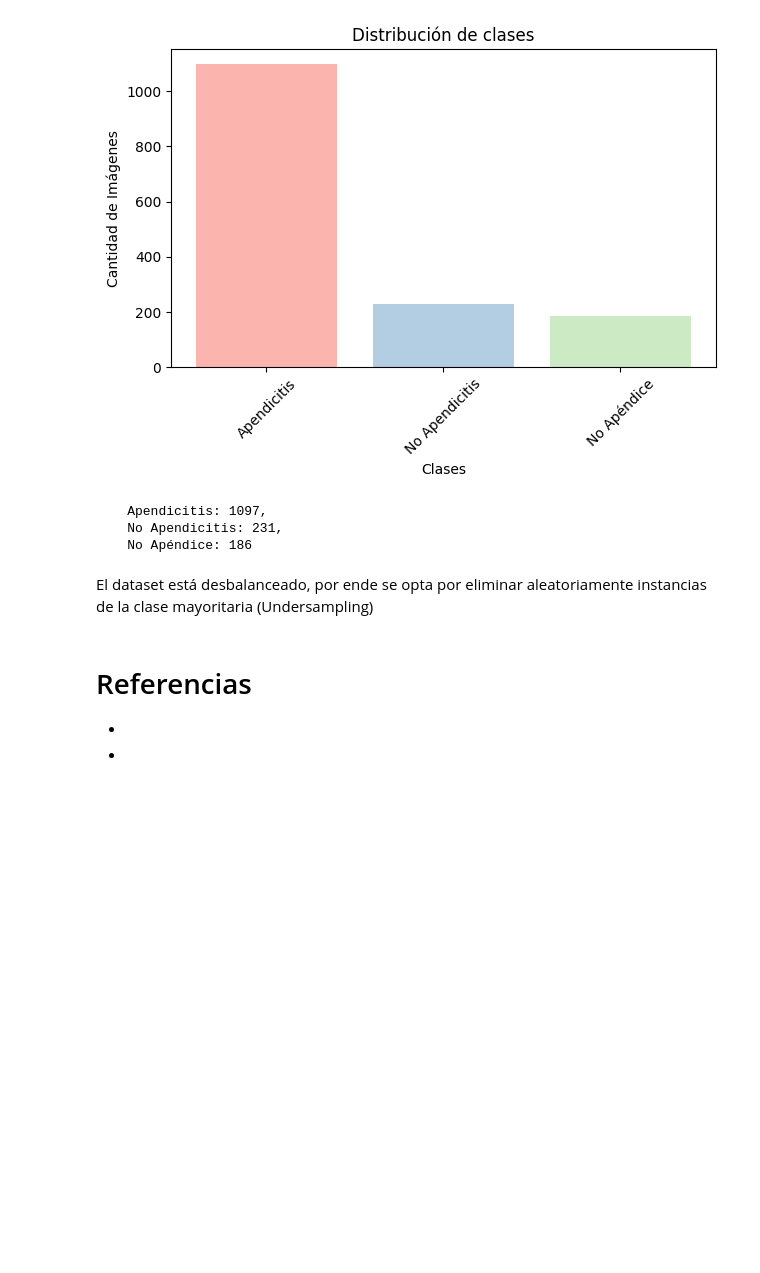
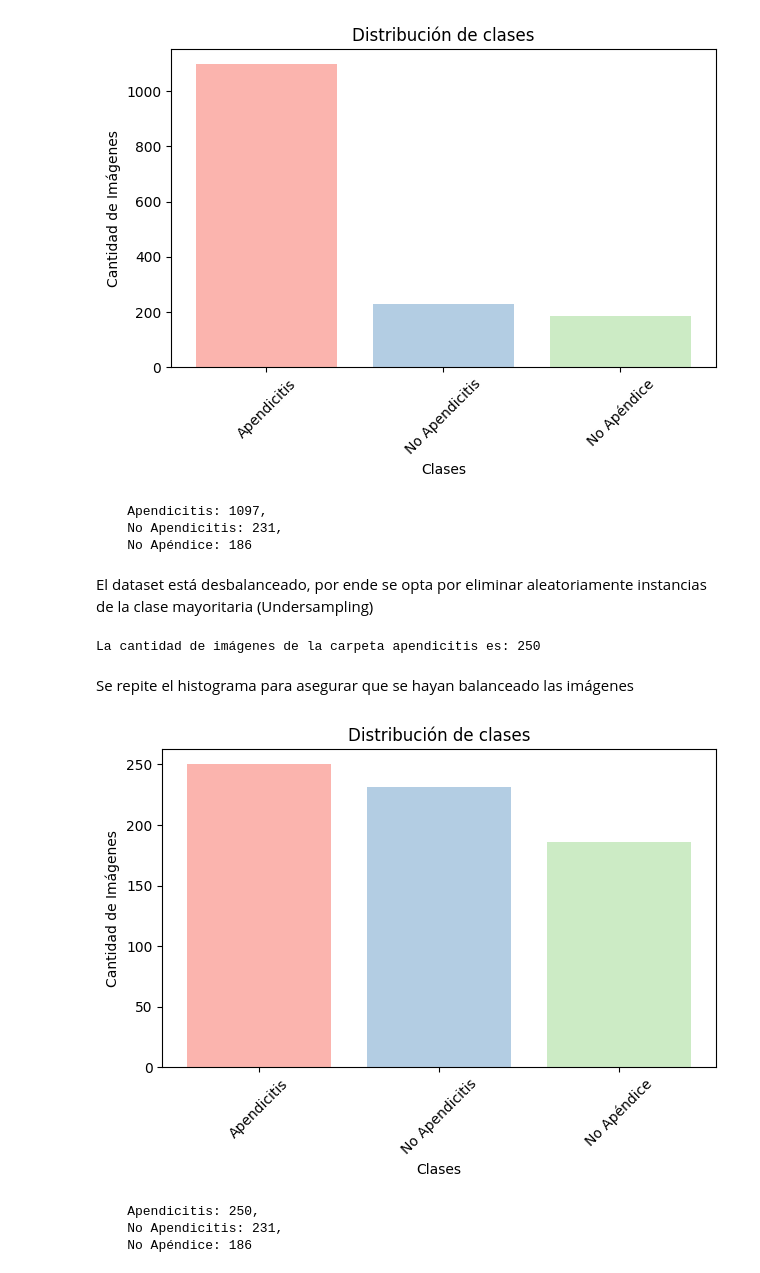
Before and after one commit to Dezarti/datos_monografia, a Jupyter notebook: Procesamiento_de_imágenes.ipynb, the cells around one changed output. Drawn from its saved outputs; the diff is of its cells as text; code cells hidden in the pictures; blank space fills up the shorter version.

```diff
--- a/Procesamiento_de_imágenes.ipynb
+++ b/Procesamiento_de_imágenes.ipynb
@@ -381,8 +381,77 @@ print(f'''
     No Apéndice: 186
 # %% [markdown]
 El dataset está desbalanceado, por ende se opta por eliminar aleatoriamente instancias de la clase mayoritaria (Undersampling)
-# %% [markdown]
-# Referencias
-
--
--
+# %%
+# ia_data_5.py
+
+import os
+import random
+from shutil import copy2
+
+# Ruta a la carpeta donde están tus imágenes de la clase 1
+folder_path = r'C:\Users\alema\Documents\Repositorios\datos_monografia\us_images\procesadas\ordenadas\apendicitis'
+
+# Número deseado de muestras después del submuestreo
+desired_samples = 250
+
+# Listar todos los archivos de imagen en la carpeta
+all_files = [f for f in os.listdir(folder_path) if os.path.isfile(os.path.join(folder_path, f))]
+
+# Seleccionar un subconjunto aleatorio de archivos
+selected_files = random.sample(all_files, desired_samples)
+
+# Eliminar los archivos que no han sido seleccionados si quieres que solo permanezcan los seleccionados en la carpeta original
+for file_name in all_files:
+    if file_name not in selected_files:
+        os.remove(os.path.join(folder_path, file_name))
+
+print(f'La cantidad de imágenes de la carpeta apendicitis es: {len(os.listdir(folder_path))}')
+# %% [output]
+La cantidad de imágenes de la carpeta apendicitis es: 250
+# %% [markdown]
+Se repite el histograma para asegurar que se hayan balanceado las imágenes
+# %%
+# ia_data_4.py
+
+import pandas as pd
+import os
+import matplotlib.pyplot as plt
+
+# Rutas de archivos
+apendicitis = os.listdir(r'C:\Users\alema\Documents\Repositorios\datos_monografia\us_images\procesadas\ordenadas\apendicitis')
+no_apendice = os.listdir(r'C:\Users\alema\Documents\Repositorios\datos_monografia\us_images\procesadas\ordenadas\no_apendice')
+no_apendicitis = os.listdir(r'C:\Users\alema\Documents\Repositorios\datos_monografia\us_images\procesadas\ordenadas\no_apendicitis')
+
+# Conteo de archivos en cada categoría
+count = {
+    'Apendicitis': len(apendicitis),
+    'No Apendicitis': len(no_apendicitis),
+    'No Apéndice': len(no_apendice)
+}
+
+# Crear un DataFrame a partir del diccionario
+df = pd.DataFrame(list(count.items()), columns=['Clase', 'Cantidad'])
+
+# Colores pastel
+colors = plt.cm.Pastel1.colors
+
+# Crear un gráfico de barras
+plt.bar(df['Clase'], df['Cantidad'], color = colors)
+plt.xlabel('Clases')
+plt.ylabel('Cantidad de Imágenes')
+plt.title('Distribución de clases')
+plt.xticks(rotation=45)  # Rotar las etiquetas si son demasiado largas
+plt.tight_layout()  # Ajustar automáticamente los parámetros de la subtrama
+plt.show()
+
+# Información para balancear
+print(f'''
+    Apendicitis: {len(apendicitis)},
+    No Apendicitis: {len(no_apendicitis)},
+    No Apéndice: {len(no_apendice)}
+''')
+# %% [output]
+[figure, added]
+    Apendicitis: 250,
+    No Apendicitis: 231,
+    No Apéndice: 186
```
Also changed, not shown: parts of 4 cells of this notebook.
